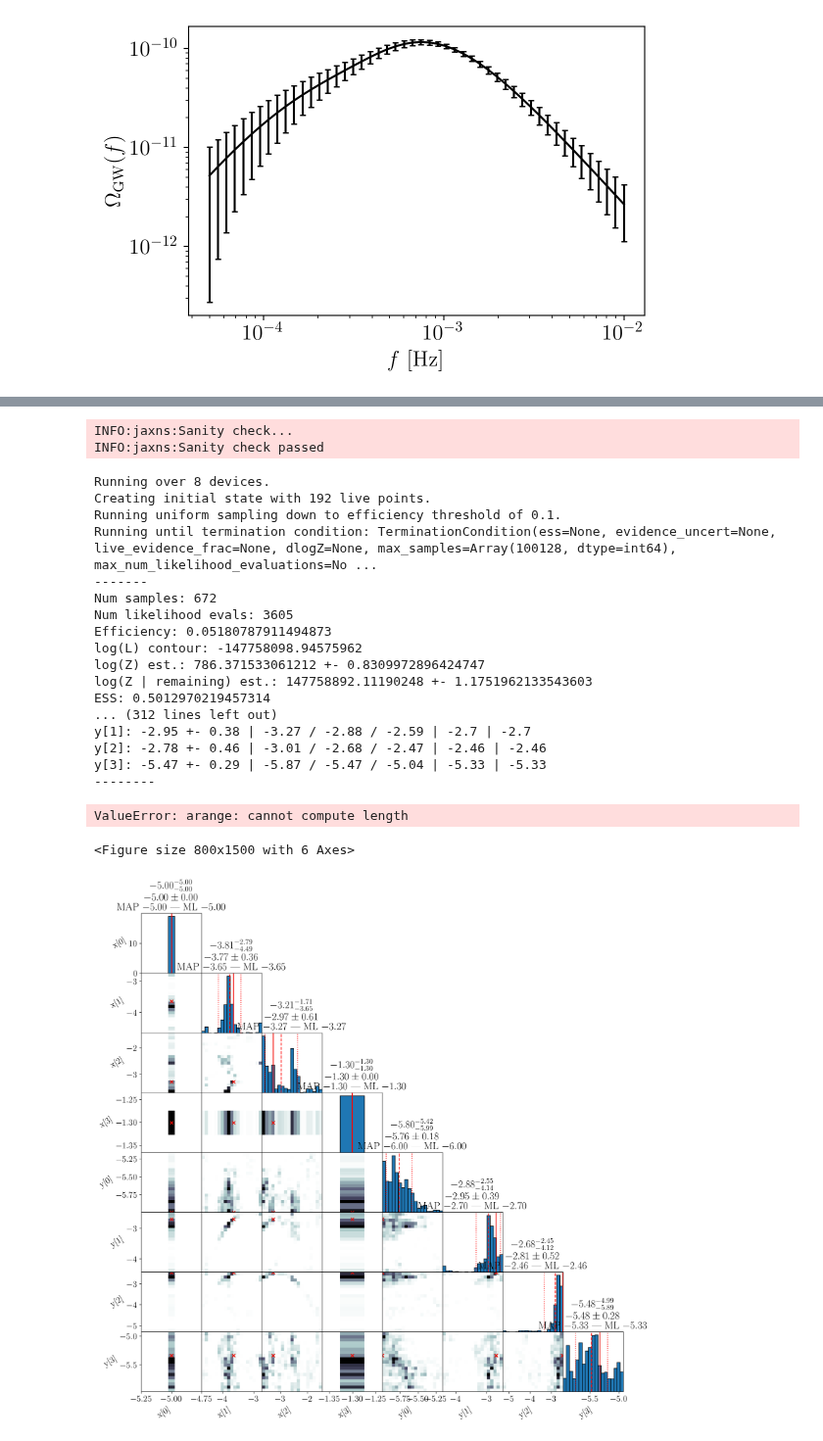
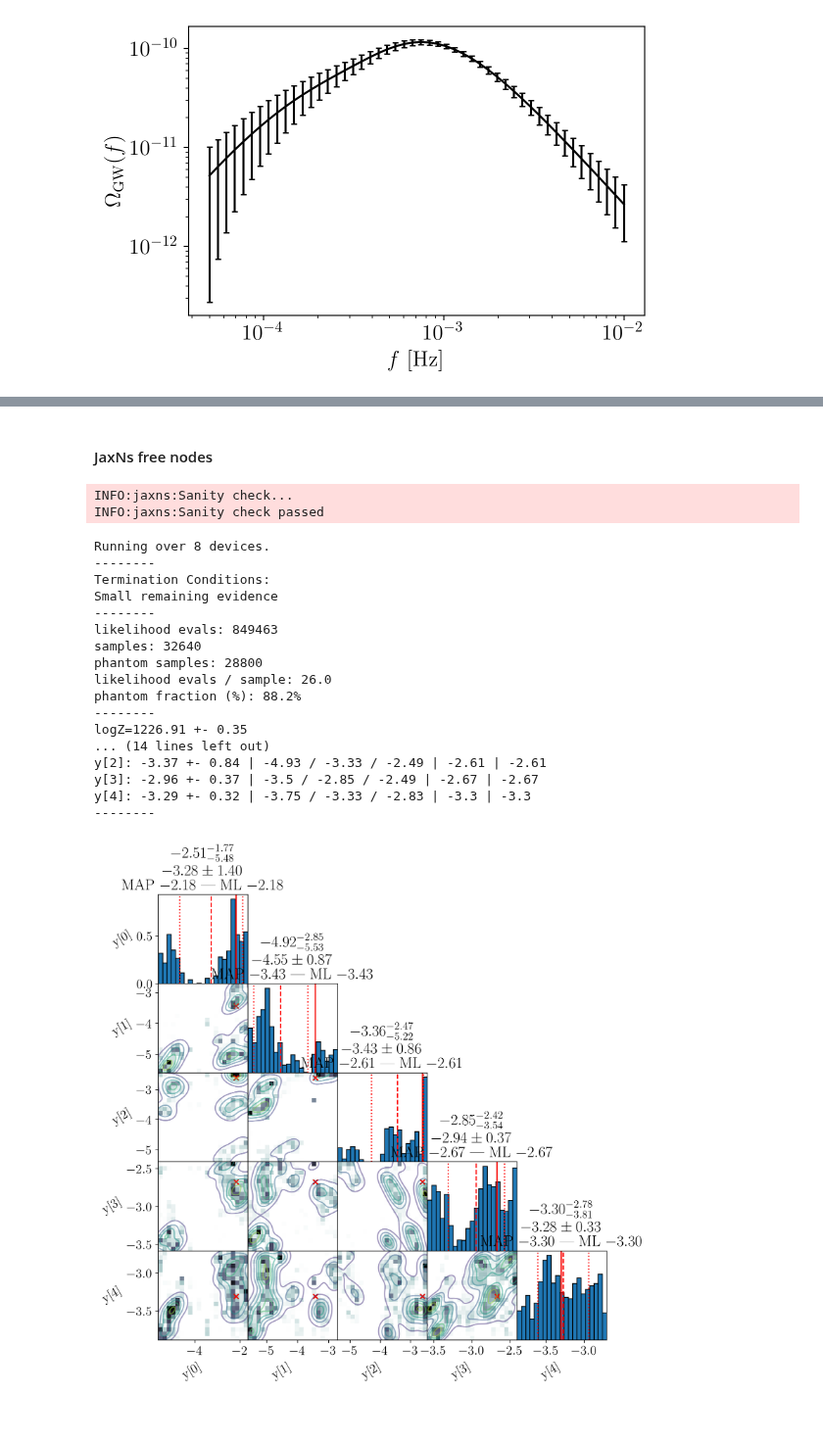
Before and after one commit to Ameek94/SIGW_Inverse, a Jupyter notebook: examples/bpl.ipynb, the cells around one changed output, grey strips where cells are left out. Shown at 98% size. Cells and saved outputs as stored; diff of their text form; code cells hidden in the pictures; blank space fills up the shorter version.

Commit message:
jaxns tests

```diff
--- a/examples/bpl.ipynb
+++ b/examples/bpl.ipynb
@@ -201,0 +204,26 @@ fig.colorbar(cm.ScalarMappable(norm=norm,cmap=cmap),ax=[ax1,ax2],label='Logprob'
+# %%
+# now test with jaxns
+import tensorflow_probability.substrates.jax as tfp
+from jaxns import NestedSampler, TerminationCondition
+from jaxns import Model, Prior
+from jaxns.framework.special_priors import ForcedIdentifiability
+tfpd = tfp.distributions
+
+
+num_nodes = 5
+pk_min, pk_max = jnp.array(min(frequencies)/5), jnp.array(max(frequencies)*5)
+interpolator = Spline(k_min=pk_min, k_max= pk_max,sample_nodes=False,fixed_nodes=None,num_nodes=num_nodes)
+
+def prior():
+    y = yield Prior(tfpd.Uniform(low=-6*jnp.ones(num_nodes), high=-jnp.ones(num_nodes)), name='y')
+    return y
+
+fixed_nodes = interpolator.fixed_nodes
+
+def likelihood(y):
+    pf = interpolator.interpolate(fixed_nodes,y)
+    gwb = gwb_calculator(pf,frequencies)
+    return tfp.distributions.Normal(gwb, jnp.sqrt(jnp.diag(cov))).log_prob(Omegas).sum()
+
+model = Model(prior, likelihood)
+model.sanity_check(key=random.PRNGKey(0),S=100)
@@ -202,13 +324,15 @@ fig.colorbar(cm.ScalarMappable(norm=norm,cmap=cmap),ax=[ax1,ax2],label='Logprob'
+# %% [markdown]
+#### JaxNs free nodes
 # %%
 # now test with jaxns
 import tensorflow_probability.substrates.jax as tfp
-from jaxns import NestedSampler
+from jaxns import NestedSampler, TerminationCondition
 from jaxns import Model, Prior
 from jaxns.framework.special_priors import ForcedIdentifiability
 tfpd = tfp.distributions
 
 
-num_nodes = 4
+num_nodes = 5
 pk_min, pk_max = jnp.array(min(frequencies)/5), jnp.array(max(frequencies)*5)
 interpolator = Spline(k_min=pk_min, k_max= pk_max,sample_nodes=True,fixed_nodes=None,num_nodes=num_nodes)
 
@@ -228,38 +352,35 @@ model.sanity_check(key=random.PRNGKey(0),S=100)
 INFO:jaxns:Sanity check...
 INFO:jaxns:Sanity check passed
 # %%
-exact_ns = NestedSampler(model=model, max_samples=1e5,parameter_estimation=True,verbose=True)
+exact_ns = NestedSampler(model=model, max_samples=5e4,parameter_estimation=True,verbose=False,difficult_model=False)
 
-termination_reason, state = exact_ns(random.PRNGKey(42))
+termination_reason, state = exact_ns(random.PRNGKey(42),term_cond=TerminationCondition(dlogZ=0.1))
 results = exact_ns.to_results(termination_reason=termination_reason, state=state)
 exact_ns.summary(results)
 # %% [output]
 Running over 8 devices.
-Creating initial state with 192 live points.
-Running uniform sampling down to efficiency threshold of 0.1.
-Running until termination condition: TerminationCondition(ess=None, evidence_uncert=None, live_evidence_frac=None, dlogZ=None, max_samples=Array(100128, dtype=int64), max_num_likelihood_evaluations=No ...
--------
-Num samples: 672
-Num likelihood evals: 3605
-Efficiency: 0.05180787911494873
-log(L) contour: -147758098.94575962
-log(Z) est.: 786.371533061212 +- 0.8309972896424747
-log(Z | remaining) est.: 147758892.11190248 +- 1.1751962133543603
-ESS: 0.5012970219457314
-... (312 lines left out)
-y[1]: -2.95 +- 0.38 | -3.27 / -2.88 / -2.59 | -2.7 | -2.7
-y[2]: -2.78 +- 0.46 | -3.01 / -2.68 / -2.47 | -2.46 | -2.46
-y[3]: -5.47 +- 0.29 | -5.87 / -5.47 / -5.04 | -5.33 | -5.33
 --------
+Termination Conditions:
+Small remaining evidence
+--------
+likelihood evals: 849463
+samples: 32640
+phantom samples: 28800
+likelihood evals / sample: 26.0
+phantom fraction (%): 88.2%
+--------
+logZ=1226.91 +- 0.35
+... (14 lines left out)
+y[2]: -3.37 +- 0.84 | -4.93 / -3.33 / -2.49 | -2.61 | -2.61
+y[3]: -2.96 +- 0.37 | -3.5 / -2.85 / -2.49 | -2.67 | -2.67
+y[4]: -3.29 +- 0.32 | -3.75 / -3.33 / -2.83 | -3.3 | -3.3
+--------
 # %%
-exact_ns.plot_diagnostics(results)
+# exact_ns.plot_diagnostics(results)
-# %% [output]
-ValueError: arange: cannot compute length
-<Figure size 800x1500 with 6 Axes>
 # %%
-exact_ns.plot_cornerplot(results)
+exact_ns.plot_cornerplot(results,kde_overlay=True,variables=['y'])
 # %% [output]
-[figure, old version]
+[figure, new version]
 # %%
 from jaxns import resample
 samples =  resample(key=random.PRNGKey(0),
```
Also changed, not shown: parts of 10 cells of this notebook, 2 other files.
